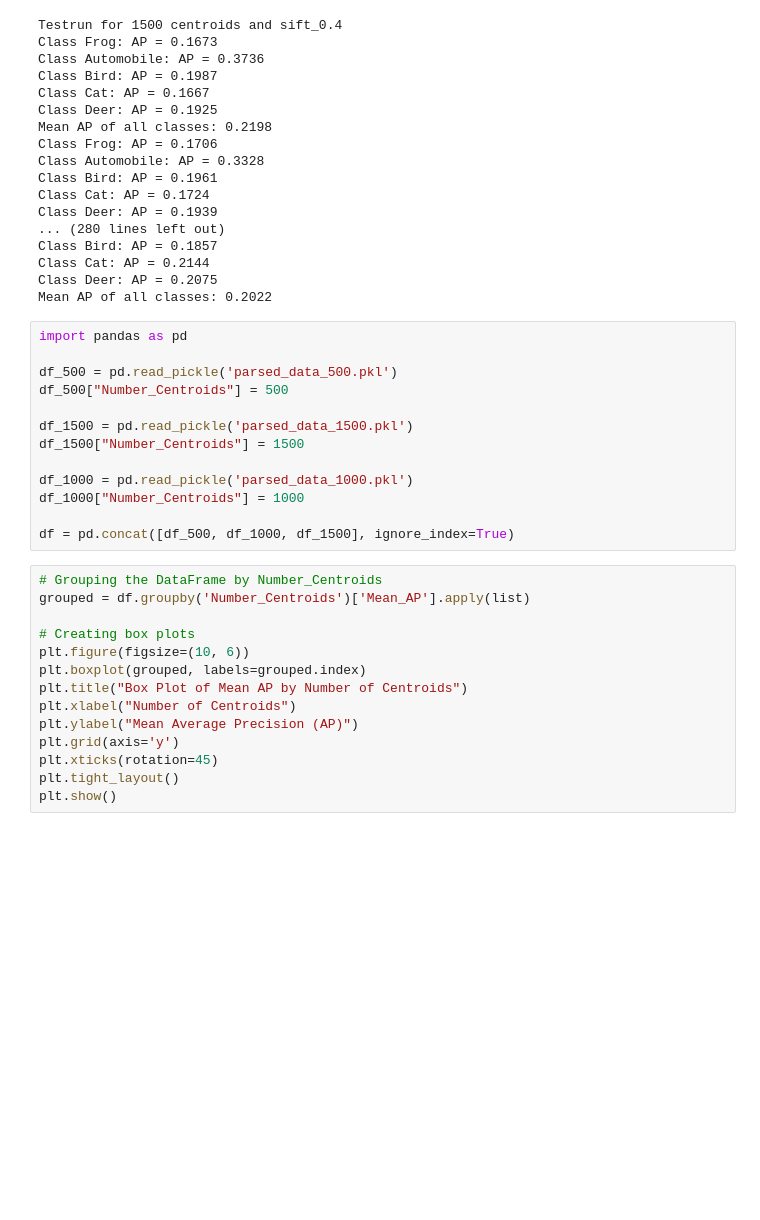
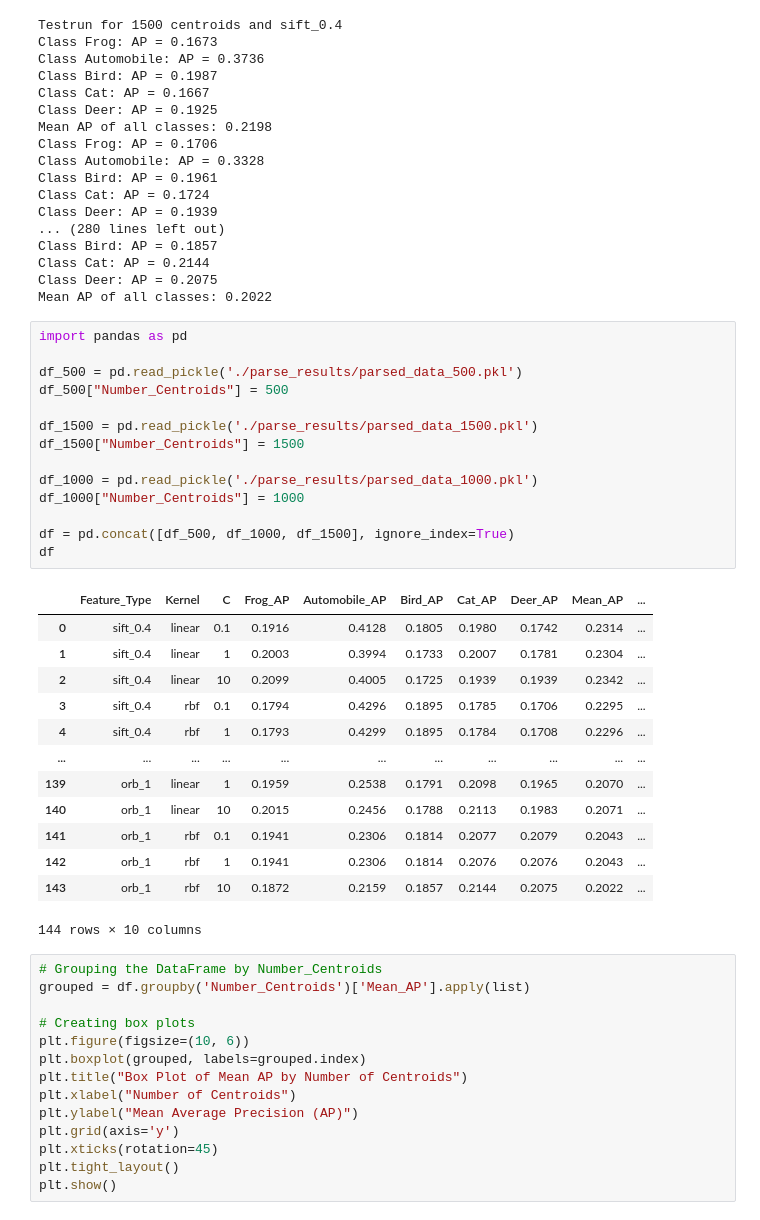
Before and after one commit to matthias-hagenauer/cv1_labs, a Jupyter notebook: cv1-lab-final-1/cv1-final-lab-part-1.ipynb, the cells around one changed output. Cells and saved outputs as stored; diff of their text form; blank space fills up the shorter version.

Commit message:
made dataframe out of test results

```diff
--- a/cv1-lab-final-1/cv1-final-lab-part-1.ipynb
+++ b/cv1-lab-final-1/cv1-final-lab-part-1.ipynb
@@ -1122,16 +1122,31 @@ Mean AP of all classes: 0.2022
 # %%
 import pandas as pd
 
-df_500 = pd.read_pickle('parsed_data_500.pkl')
+df_500 = pd.read_pickle('./parse_results/parsed_data_500.pkl')
 df_500["Number_Centroids"] = 500
 
-df_1500 = pd.read_pickle('parsed_data_1500.pkl')
+df_1500 = pd.read_pickle('./parse_results/parsed_data_1500.pkl')
 df_1500["Number_Centroids"] = 1500
 
-df_1000 = pd.read_pickle('parsed_data_1000.pkl')
+df_1000 = pd.read_pickle('./parse_results/parsed_data_1000.pkl')
 df_1000["Number_Centroids"] = 1000
 
 df = pd.concat([df_500, df_1000, df_1500], ignore_index=True)
+df
+# %% [output]
+|  | Feature_Type | Kernel | C | Frog_AP | Automobile_AP | Bird_AP | Cat_AP | Deer_AP | Mean_AP | ... |
+| 0 | sift_0.4 | linear | 0.1 | 0.1916 | 0.4128 | 0.1805 | 0.1980 | 0.1742 | 0.2314 | ... |
+| 1 | sift_0.4 | linear | 1 | 0.2003 | 0.3994 | 0.1733 | 0.2007 | 0.1781 | 0.2304 | ... |
+| 2 | sift_0.4 | linear | 10 | 0.2099 | 0.4005 | 0.1725 | 0.1939 | 0.1939 | 0.2342 | ... |
+| 3 | sift_0.4 | rbf | 0.1 | 0.1794 | 0.4296 | 0.1895 | 0.1785 | 0.1706 | 0.2295 | ... |
+| 4 | sift_0.4 | rbf | 1 | 0.1793 | 0.4299 | 0.1895 | 0.1784 | 0.1708 | 0.2296 | ... |
+| ... | ... | ... | ... | ... | ... | ... | ... | ... | ... | ... |
+| 139 | orb_1 | linear | 1 | 0.1959 | 0.2538 | 0.1791 | 0.2098 | 0.1965 | 0.2070 | ... |
+| 140 | orb_1 | linear | 10 | 0.2015 | 0.2456 | 0.1788 | 0.2113 | 0.1983 | 0.2071 | ... |
+| 141 | orb_1 | rbf | 0.1 | 0.1941 | 0.2306 | 0.1814 | 0.2077 | 0.2079 | 0.2043 | ... |
+| 142 | orb_1 | rbf | 1 | 0.1941 | 0.2306 | 0.1814 | 0.2076 | 0.2076 | 0.2043 | ... |
+| 143 | orb_1 | rbf | 10 | 0.1872 | 0.2159 | 0.1857 | 0.2144 | 0.2075 | 0.2022 | ... |
+144 rows × 10 columns
 # %%
 # Grouping the DataFrame by Number_Centroids
 grouped = df.groupby('Number_Centroids')['Mean_AP'].apply(list)
```
